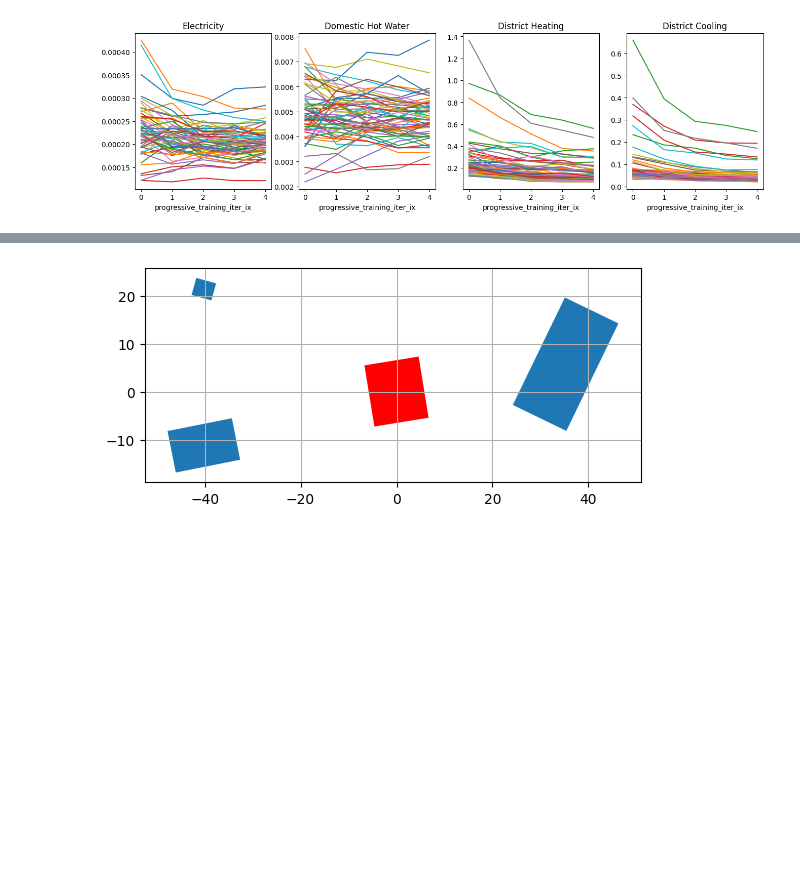
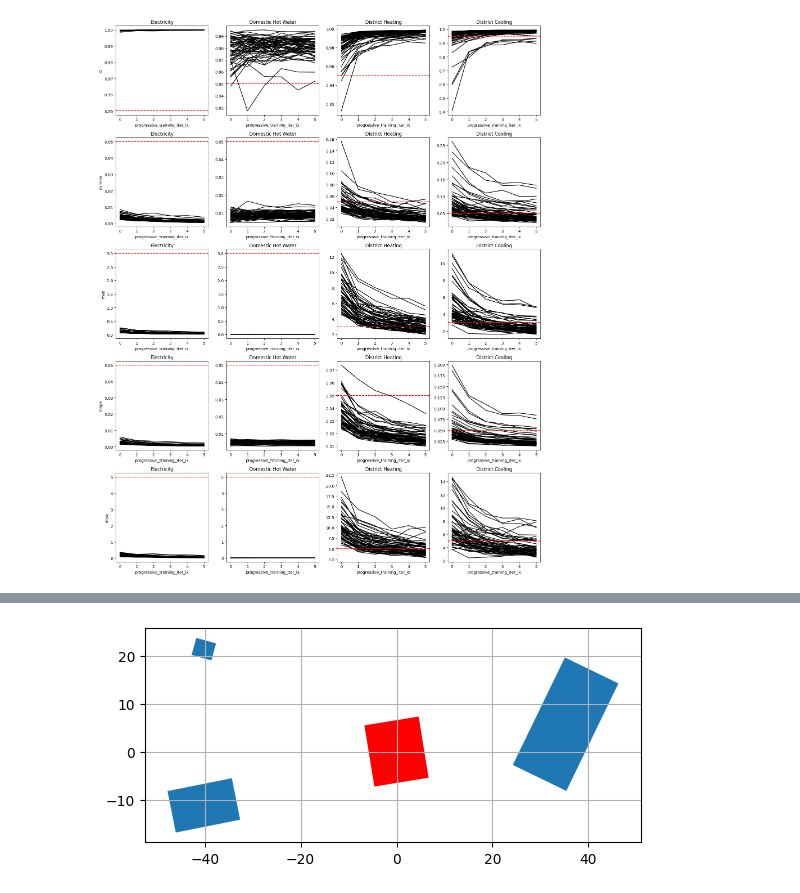
Before and after one commit to szvsw/epengine, a Jupyter notebook: notebooks/learning_curves.ipynb, the cells around one changed output, grey strips where cells are left out. Cells and saved outputs as stored; diff of their text form; code cells hidden in the pictures; blank space fills up the shorter version.

```diff
--- a/notebooks/learning_curves.ipynb
+++ b/notebooks/learning_curves.ipynb
@@ -4,7 +4,7 @@ import pandas as pd
 
 bucket = "ml-for-bem"
 bucket_prefix = "hatchet"
-experiment_id = "test/progressive-training-20"
+experiment_id = "test/progressive-training-22"
 
 s3 = boto3.client("s3")
 
@@ -34,5 +34,4 @@ with tempfile.TemporaryDirectory() as temp_dir:
         df = pd.read_hdf(local_path.as_posix(), key="stratum_metrics")
         all_dfs.append(df)
 
-df = pd.concat(all_dfs)
-df
+err_dfs = pd.concat(all_dfs)
@@ -86,24 +53,43 @@ df
 # %%
 import matplotlib.pyplot as plt
 
-fig, ax = plt.subplots(1, 4, figsize=(16, 4))
-for i, target in enumerate([
-    "Electricity",
-    "Domestic Hot Water",
-    "District Heating",
-    "District Cooling",
-]):
-    maes = (
-        df.groupby("progressive_training_iter_ix")
-        .mean()["test"]
-        .xs("mape", level="metric", axis=1)
-        .xs(target, level="target", axis=1)
-    )
-    ax[i].set_title(target)
-    maes.plot(legend=False, ax=ax[i])
-# plt.ylim(0,1)
+threshes = {
+    "mae": 3,
+    "rmse": 5,
+    "cvrmse": 0.05,
+    "mape": 0.05,
+    "r2": 0.95,
+}
+# threshes = {
+#     "mae": 1,
+#     "rmse": 1,
+#     "cvrmse": 0.05,
+#     "mape": 0.05,
+#     "r2": 0.95,
+# }
+fig, axs = plt.subplots(5, 4, figsize=(16, 20))
+for row_ix, metric in enumerate(["r2", "cvrmse", "mae", "mape", "rmse"]):
+    for col_ix, target in enumerate([
+        "Electricity",
+        "Domestic Hot Water",
+        "District Heating",
+        "District Cooling",
+    ]):
+        ax = axs[row_ix, col_ix]
+        errs = (
+            err_dfs.groupby("progressive_training_iter_ix")
+            .mean()["test"]
+            .xs(metric, level="metric", axis=1)
+            .xs(target, level="target", axis=1)
+        )
+        ax.set_title(target)
+        errs.plot(legend=False, ax=ax, color="black")
+        ax.axhline(threshes[metric], color="red", linestyle="--")
+        if col_ix == 0:
+            ax.set_ylabel(metric)
+fig.tight_layout()
 # %% [output]
-[figure, old version]
+[figure, new version]
 # %%
 key = sample_results_files[-1]["Key"]
 df = pd.read_parquet(f"s3://{bucket}/{key}")
```
Also changed, not shown: parts of 12 cells of this notebook, 4 other files.
